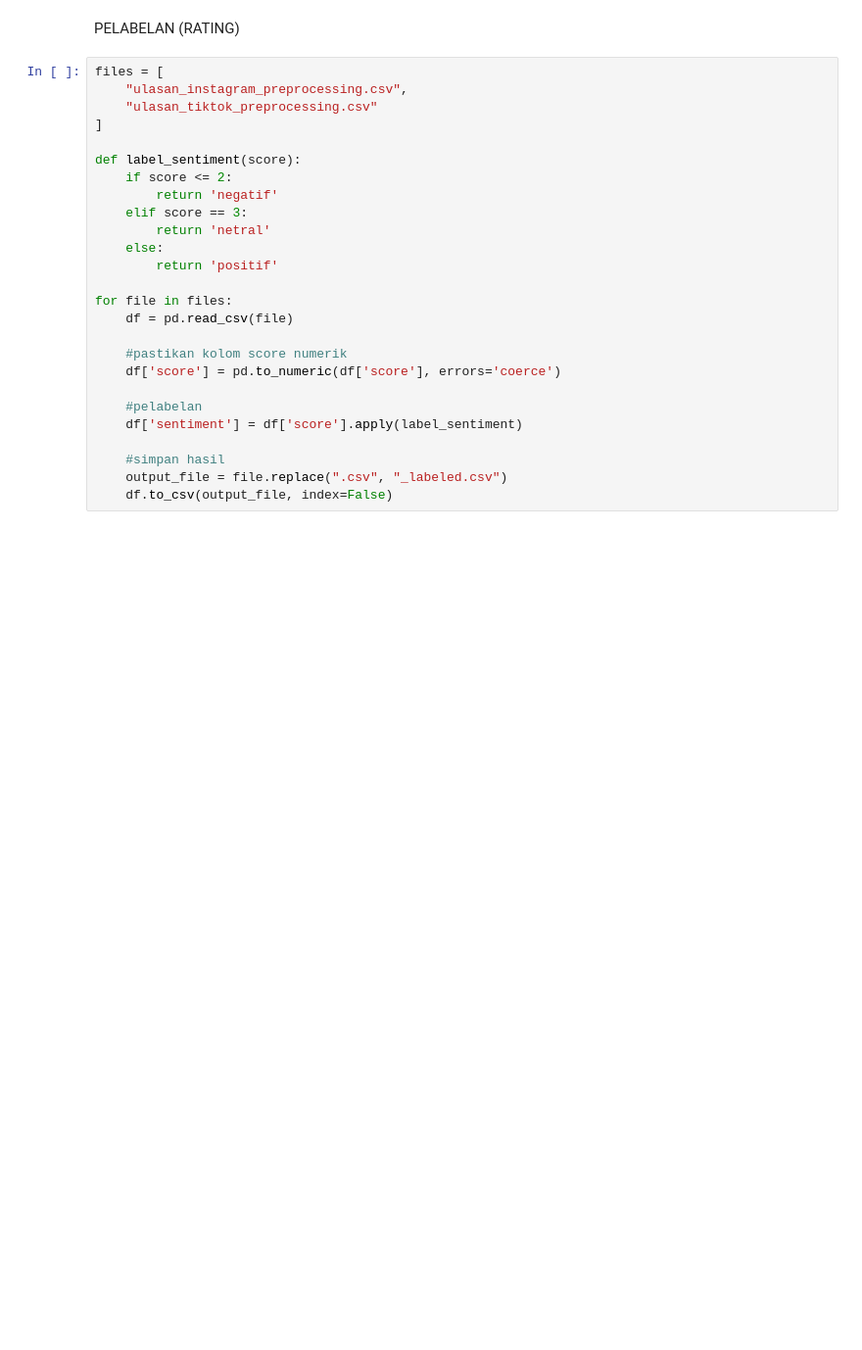
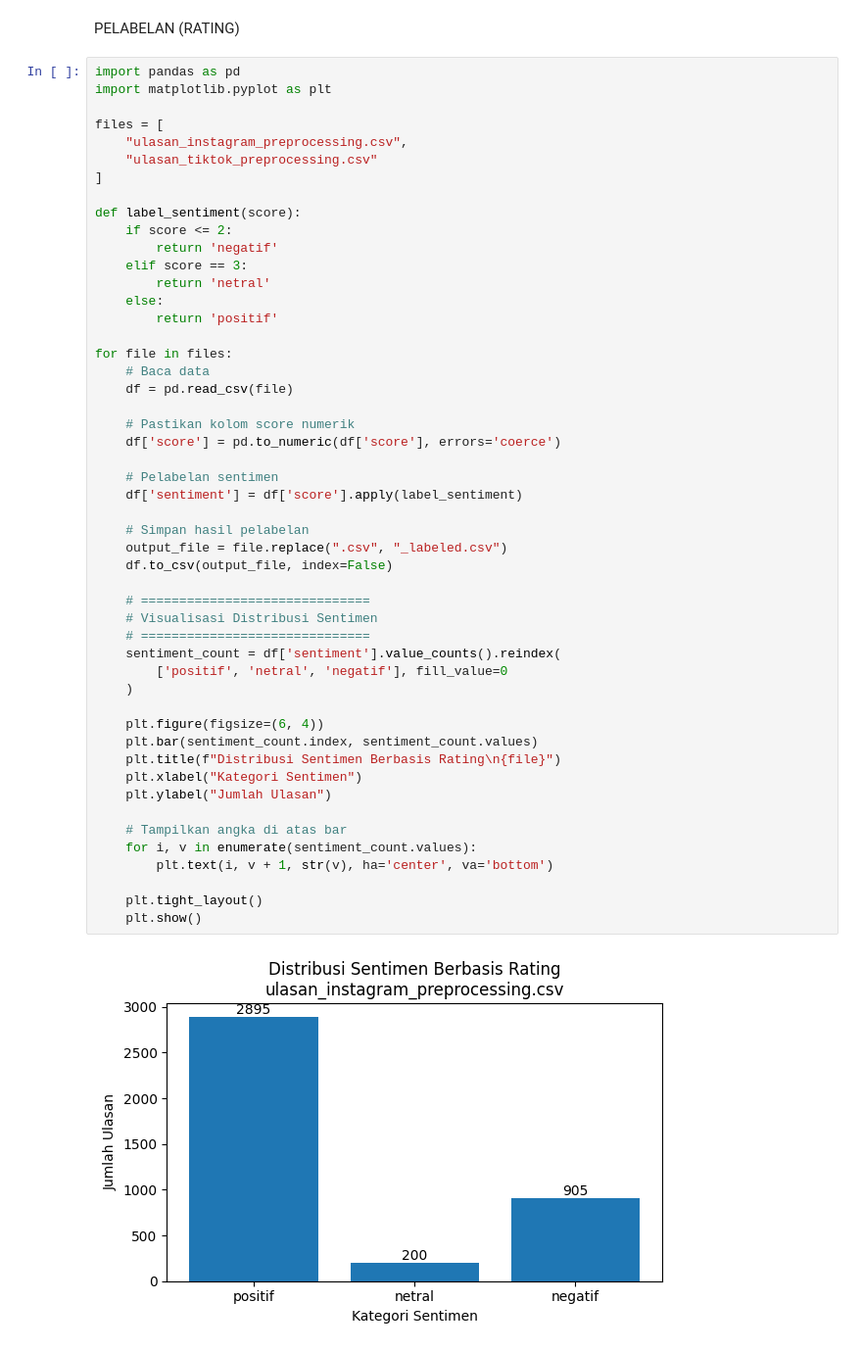
Before and after one commit to pujameisiswanti/scraping, a Jupyter notebook: mini project/mini_project_permorsesan_teks.ipynb, the cells around one changed output. Shown at 98% size. Saved outputs shown, nothing was run; the diff lists cells and outputs as text; blank space fills up the shorter version.

```diff
--- a/mini project/mini_project_permorsesan_teks.ipynb
+++ b/mini project/mini_project_permorsesan_teks.ipynb
@@ -207,28 +215,54 @@ Berhasil disimpan: ulasan_tiktok_preprocessing.csv
 # %% [markdown]
 PELABELAN (RATING)
 # %%
+import pandas as pd
+import matplotlib.pyplot as plt
+
 files = [
     "ulasan_instagram_preprocessing.csv",
     "ulasan_tiktok_preprocessing.csv"
 ]
 
 def label_sentiment(score):
     if score <= 2:
         return 'negatif'
     elif score == 3:
         return 'netral'
     else:
         return 'positif'
 
 for file in files:
+    # Baca data
     df = pd.read_csv(file)
 
-    #pastikan kolom score numerik
+    # Pastikan kolom score numerik
     df['score'] = pd.to_numeric(df['score'], errors='coerce')
 
-    #pelabelan
+    # Pelabelan sentimen
     df['sentiment'] = df['score'].apply(label_sentiment)
 
-    #simpan hasil
+    # Simpan hasil pelabelan
     output_file = file.replace(".csv", "_labeled.csv")
     df.to_csv(output_file, index=False)
+
+    # ==============================
+    # Visualisasi Distribusi Sentimen
+    # ==============================
+    sentiment_count = df['sentiment'].value_counts().reindex(
+        ['positif', 'netral', 'negatif'], fill_value=0
+    )
+
+    plt.figure(figsize=(6, 4))
+    plt.bar(sentiment_count.index, sentiment_count.values)
+    plt.title(f"Distribusi Sentimen Berbasis Rating\n{file}")
+    plt.xlabel("Kategori Sentimen")
+    plt.ylabel("Jumlah Ulasan")
+
+    # Tampilkan angka di atas bar
+    for i, v in enumerate(sentiment_count.values):
+        plt.text(i, v + 1, str(v), ha='center', va='bottom')
+
+    plt.tight_layout()
+    plt.show()
+# %% [output]
+[figure, added]
```
Also changed, not shown: parts of 11 cells of this notebook.
